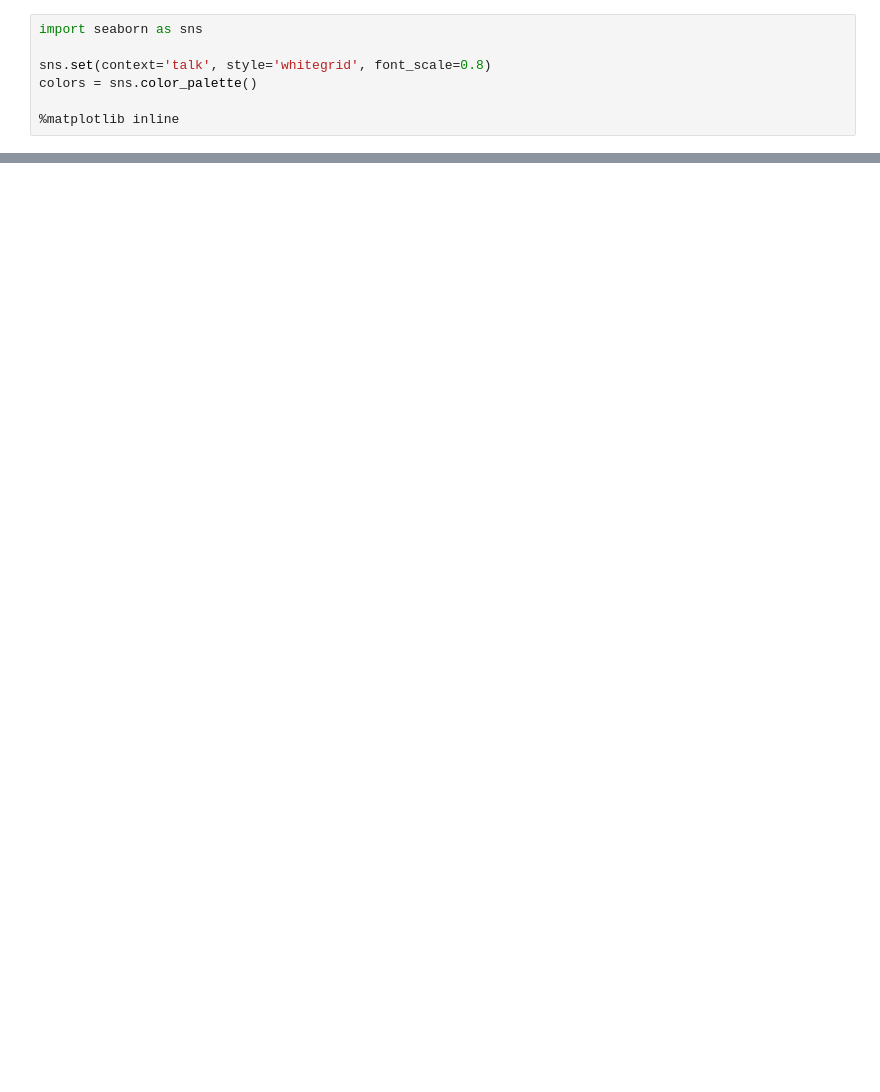
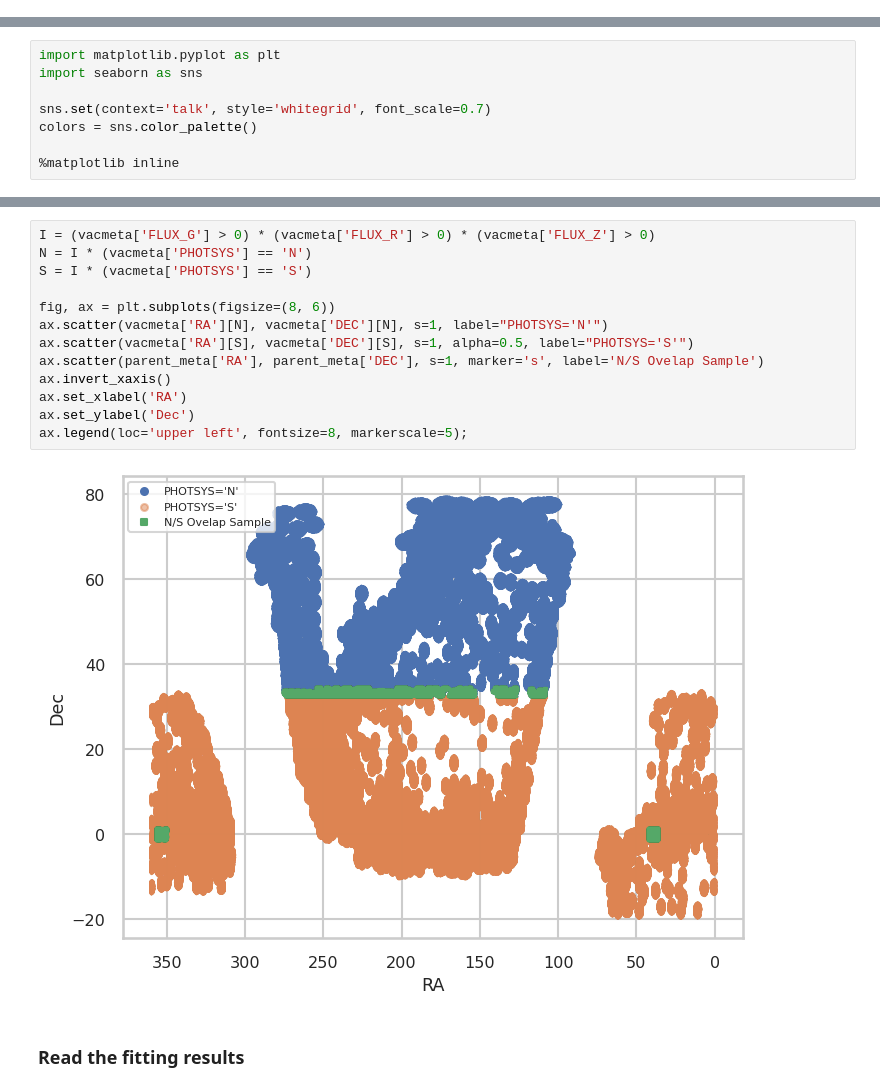
Before and after one commit to moustakas/fastspecfit-projects, a Jupyter notebook: northsouth/northsouth-photometry.ipynb, the cells around one changed output, grey strips where cells are left out. Cells and saved outputs as stored; diff of their text form; blank space fills up the shorter version.

```diff
--- a/northsouth/northsouth-photometry.ipynb
+++ b/northsouth/northsouth-photometry.ipynb
@@ -19,7 +0,0 @@ import matplotlib.pyplot as plt
-# %%
-import seaborn as sns
-
-sns.set(context='talk', style='whitegrid', font_scale=0.8)
-colors = sns.color_palette()
-
-%matplotlib inline
@@ -242,0 +21,8 @@ cplot(ngr, ngr_synth, grlim)
+# %%
+import matplotlib.pyplot as plt
+import seaborn as sns
+
+sns.set(context='talk', style='whitegrid', font_scale=0.7)
+colors = sns.color_palette()
+
+%matplotlib inline
@@ -242,0 +55,17 @@ cplot(ngr, ngr_synth, grlim)
+# %%
+I = (vacmeta['FLUX_G'] > 0) * (vacmeta['FLUX_R'] > 0) * (vacmeta['FLUX_Z'] > 0)
+N = I * (vacmeta['PHOTSYS'] == 'N')
+S = I * (vacmeta['PHOTSYS'] == 'S')
+
+fig, ax = plt.subplots(figsize=(8, 6))
+ax.scatter(vacmeta['RA'][N], vacmeta['DEC'][N], s=1, label="PHOTSYS='N'")
+ax.scatter(vacmeta['RA'][S], vacmeta['DEC'][S], s=1, alpha=0.5, label="PHOTSYS='S'")
+ax.scatter(parent_meta['RA'], parent_meta['DEC'], s=1, marker='s', label='N/S Ovelap Sample')
+ax.invert_xaxis()
+ax.set_xlabel('RA')
+ax.set_ylabel('Dec')
+ax.legend(loc='upper left', fontsize=8, markerscale=5);
+# %% [output]
+[figure, added]
+# %% [markdown]
+### Read the fitting results
```
Also changed, not shown: parts of 61 cells of this notebook.
